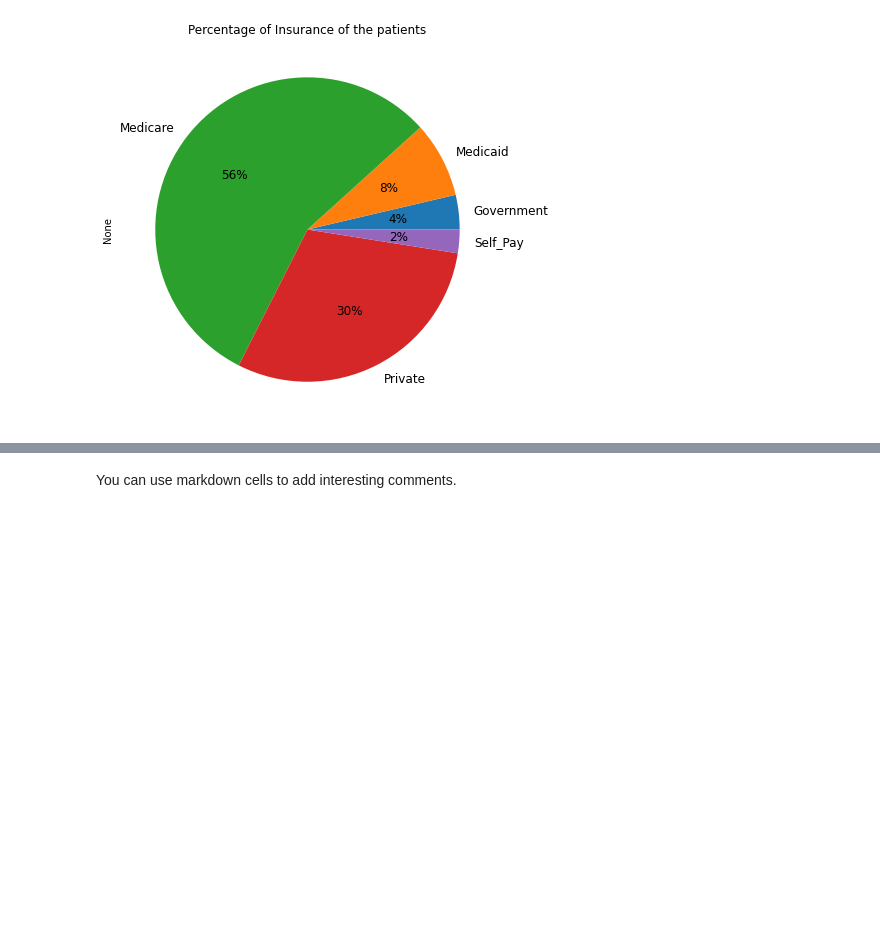
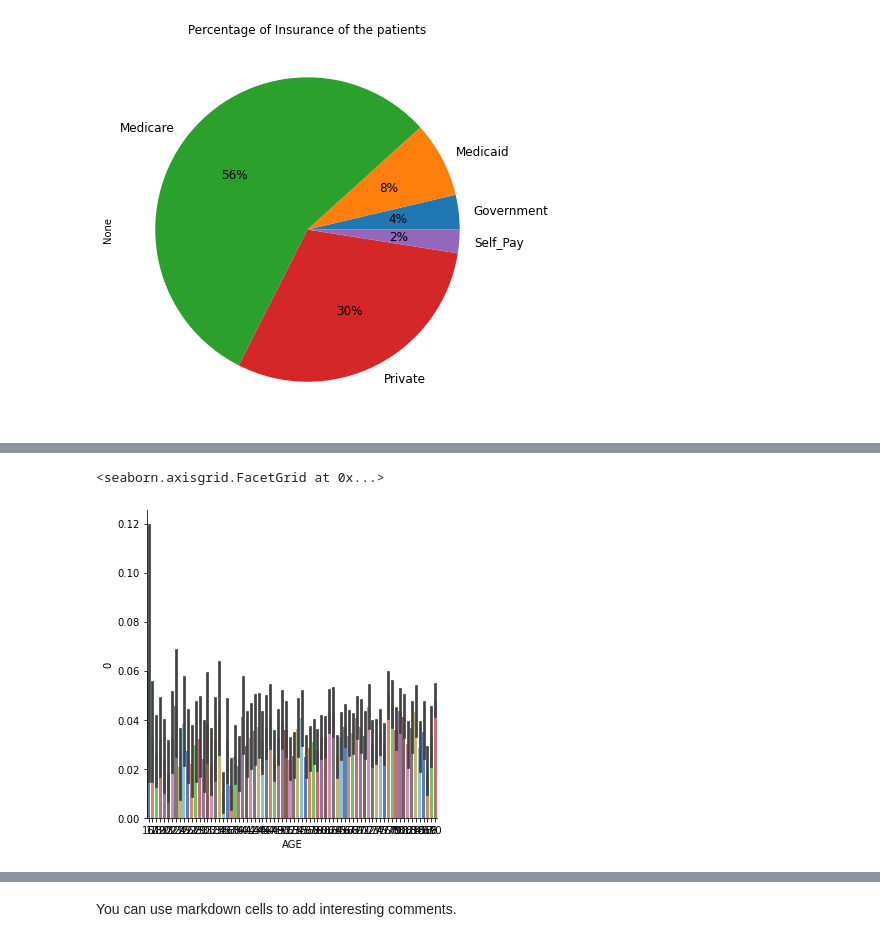
Before and after one commit to lyshuga/DataCamp, a Jupyter notebook: TP3-black.ipynb, the cells around one changed output, grey strips where cells are left out. Drawn from its saved outputs; the diff is of its cells as text; code cells hidden in the pictures; blank space fills up the shorter version.

Commit message:
Created a plot for deaths in each age

```diff
--- a/TP3-black.ipynb
+++ b/TP3-black.ipynb
@@ -179,0 +198,7 @@ X['MARITAL_STATUS'].dtype.name
+# %%
+ages = X['AGE']
+dlg = pd.concat([ages,y], axis=1)
+sns.factorplot(x="AGE", y=0,data=dlgp, kind="bar", palette="muted")
+# %% [output]
+<seaborn.axisgrid.FacetGrid at 0x...>
+[figure, added]
```
Also changed, not shown: parts of 8 cells of this notebook.
